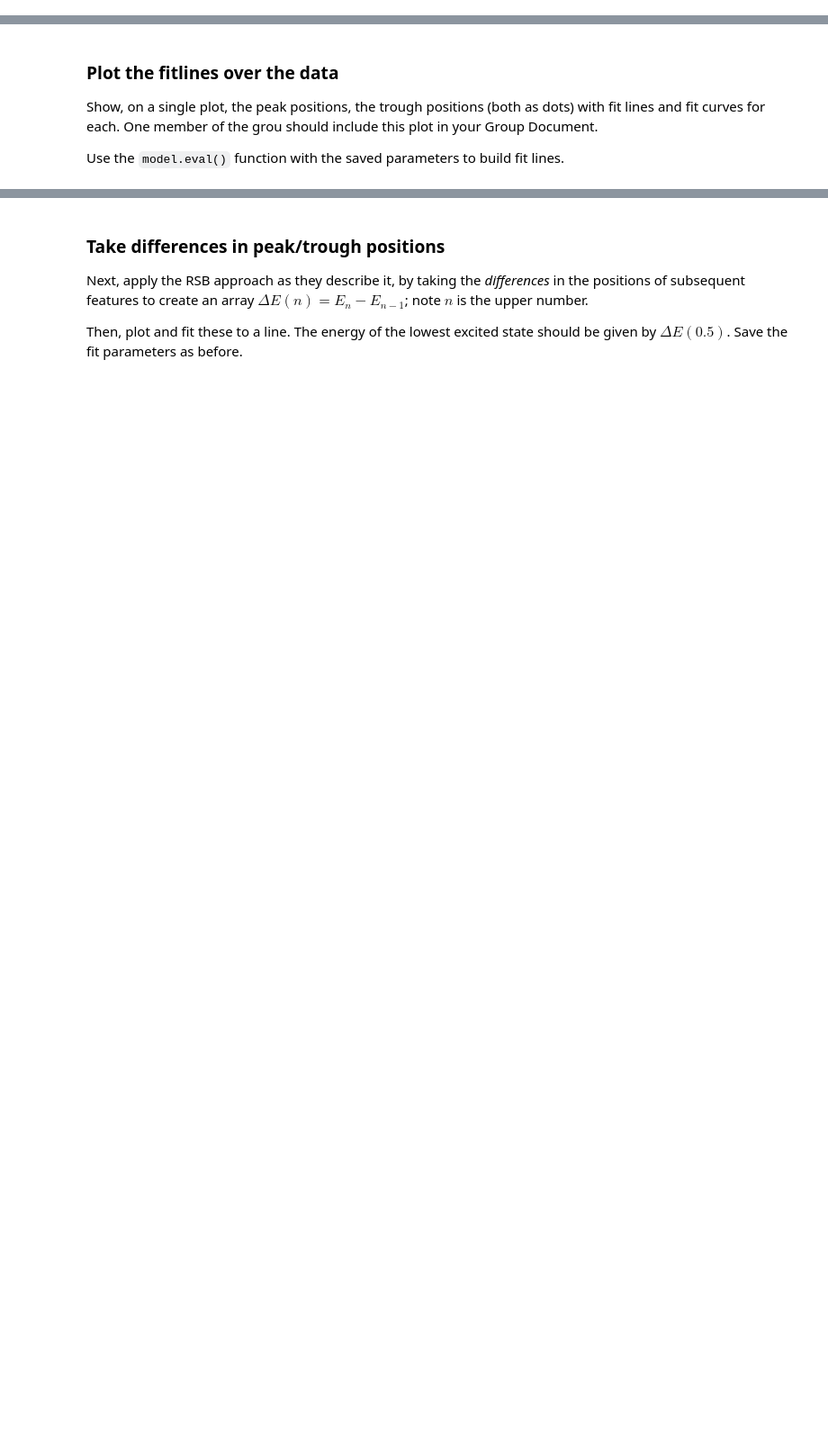
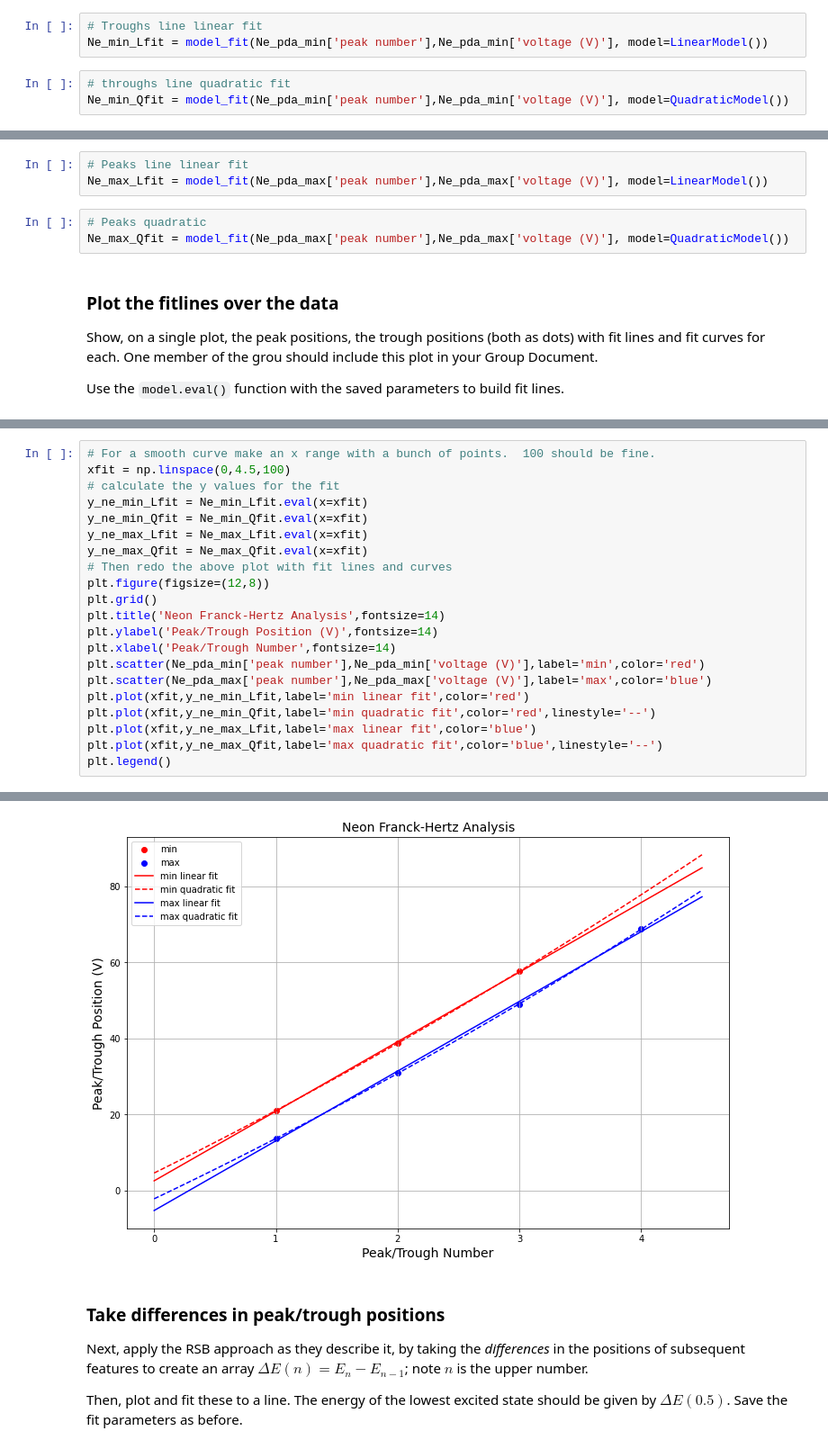
Before and after one commit to alberthu233/Phys432, a Jupyter notebook: FH/Franck-Hertz.ipynb, the cells around one changed output, grey strips where cells are left out. Shown at 90% size. Cells and saved outputs as stored; diff of their text form; blank space fills up the shorter version.

```diff
--- a/FH/Franck-Hertz.ipynb
+++ b/FH/Franck-Hertz.ipynb
@@ -213,2 +216,8 @@ To fit to a quadratic, you may us the `QuadraticModel` in exactly the same way a
+# %%
+# Troughs line linear fit
+Ne_min_Lfit = model_fit(Ne_pda_min['peak number'],Ne_pda_min['voltage (V)'], model=LinearModel())
+# %%
+# throughs line quadratic fit
+Ne_min_Qfit = model_fit(Ne_pda_min['peak number'],Ne_pda_min['voltage (V)'], model=QuadraticModel())
 # %% [markdown]
 #### Now neon peaks
@@ -219,3 +224,9 @@ To fit to a quadratic, you may us the `QuadraticModel` in exactly the same way a
+# %%
+# Peaks line linear fit
+Ne_max_Lfit = model_fit(Ne_pda_max['peak number'],Ne_pda_max['voltage (V)'], model=LinearModel())
+# %%
+# Peaks quadratic
+Ne_max_Qfit = model_fit(Ne_pda_max['peak number'],Ne_pda_max['voltage (V)'], model=QuadraticModel())
 # %% [markdown]
 ### Plot the fitlines over the data
 
@@ -231,0 +236,22 @@ trough_line = line.eval(Hg_troughs_line,x=xfit)
+# %%
+# For a smooth curve make an x range with a bunch of points.  100 should be fine.
+xfit = np.linspace(0,4.5,100)
+# calculate the y values for the fit
+y_ne_min_Lfit = Ne_min_Lfit.eval(x=xfit)
+y_ne_min_Qfit = Ne_min_Qfit.eval(x=xfit)
+y_ne_max_Lfit = Ne_max_Lfit.eval(x=xfit)
+y_ne_max_Qfit = Ne_max_Qfit.eval(x=xfit)
+# Then redo the above plot with fit lines and curves
+plt.figure(figsize=(12,8))
+plt.grid()
+plt.title('Neon Franck-Hertz Analysis',fontsize=14)
+plt.ylabel('Peak/Trough Position (V)',fontsize=14)
+plt.xlabel('Peak/Trough Number',fontsize=14)
+plt.scatter(Ne_pda_min['peak number'],Ne_pda_min['voltage (V)'],label='min',color='red')
+plt.scatter(Ne_pda_max['peak number'],Ne_pda_max['voltage (V)'],label='max',color='blue')
+plt.plot(xfit,y_ne_min_Lfit,label='min linear fit',color='red')
+plt.plot(xfit,y_ne_min_Qfit,label='min quadratic fit',color='red',linestyle='--')
+plt.plot(xfit,y_ne_max_Lfit,label='max linear fit',color='blue')
+plt.plot(xfit,y_ne_max_Qfit,label='max quadratic fit',color='blue',linestyle='--')
+plt.legend()
+# %% [output]
@@ -232,3 +259,4 @@ trough_line = line.eval(Hg_troughs_line,x=xfit)
+[figure, added]
 # %% [markdown]
 ### Take differences in peak/trough positions
 
```
Also changed, not shown: parts of 25 cells of this notebook.
